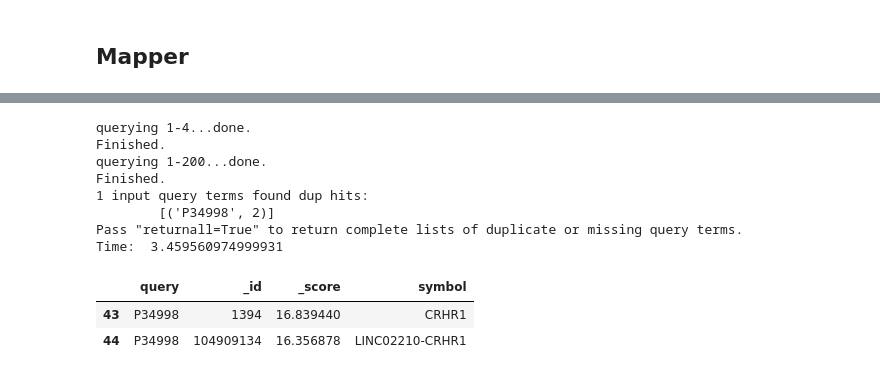
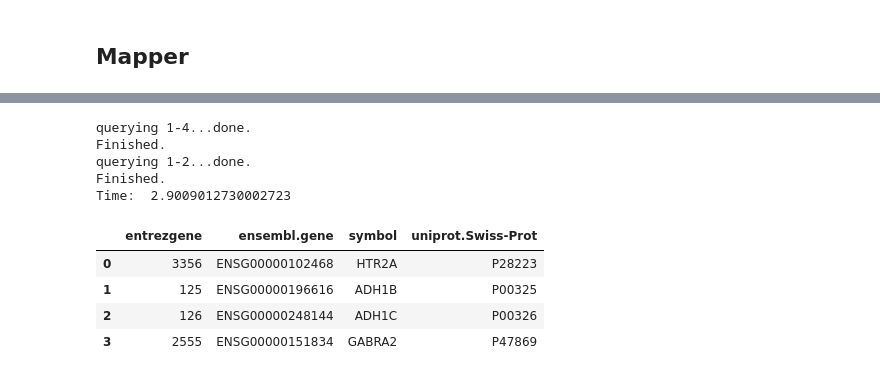
Before and after one commit to bionetslab/digest, a Jupyter notebook: jupyter/Untitled.ipynb, the cells around one changed output, grey strips where cells are left out. Cells and saved outputs as stored; diff of their text form; code cells hidden in the pictures.

```diff
--- a/jupyter/Untitled.ipynb
+++ b/jupyter/Untitled.ipynb
@@ -60,22 +107,21 @@ def get_gene_to_keggpathway(mg, gene_set):
                         species='human', returnall=False, as_dataframe=True, df_index=False)
 # %%
 start = timeit.default_timer()
-reference_mapping = get_gene_mapping(mg,seeds)
-target_mapping = get_gene_mapping(mg,significance)
+reference_mapping = get_gene_mapping(seeds, 'uniprot')
+target_mapping = get_gene_mapping(significance, 'uniprot')
 stop = timeit.default_timer()
 print('Time: ', stop - start)
 # %% [output]
 querying 1-4...done.
 Finished.
-querying 1-200...done.
+querying 1-2...done.
 Finished.
-1 input query terms found dup hits:
-        [('P34998', 2)]
-Pass "returnall=True" to return complete lists of duplicate or missing query terms.
-Time:  3.459560974999931
+Time:  2.9009012730002723
-# %%
-target_mapping[target_mapping['query']=='P34998']
-# %% [output]
-|  | query | _id | _score | symbol |
-| 43 | P34998 | 1394 | 16.839440 | CRHR1 |
-| 44 | P34998 | 104909134 | 16.356878 | LINC02210-CRHR1 |
+# %%
+reference_mapping
+# %% [output]
+|  | entrezgene | ensembl.gene | symbol | uniprot.Swiss-Prot |
+| 0 | 3356 | ENSG00000102468 | HTR2A | P28223 |
+| 1 | 125 | ENSG00000196616 | ADH1B | P00325 |
+| 2 | 126 | ENSG00000248144 | ADH1C | P00326 |
+| 3 | 2555 | ENSG00000151834 | GABRA2 | P47869 |
```
Also changed, not shown: parts of 15 cells of this notebook, 3 other files.
